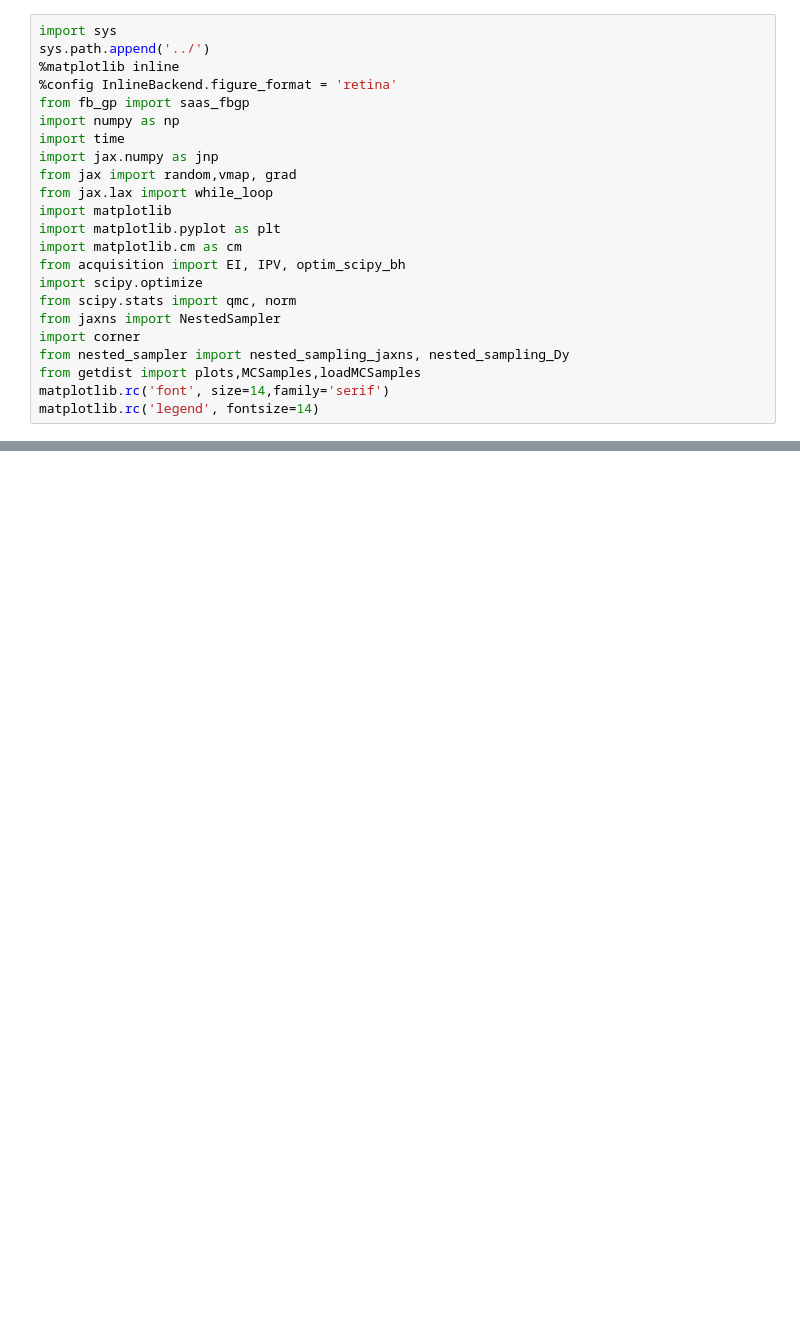
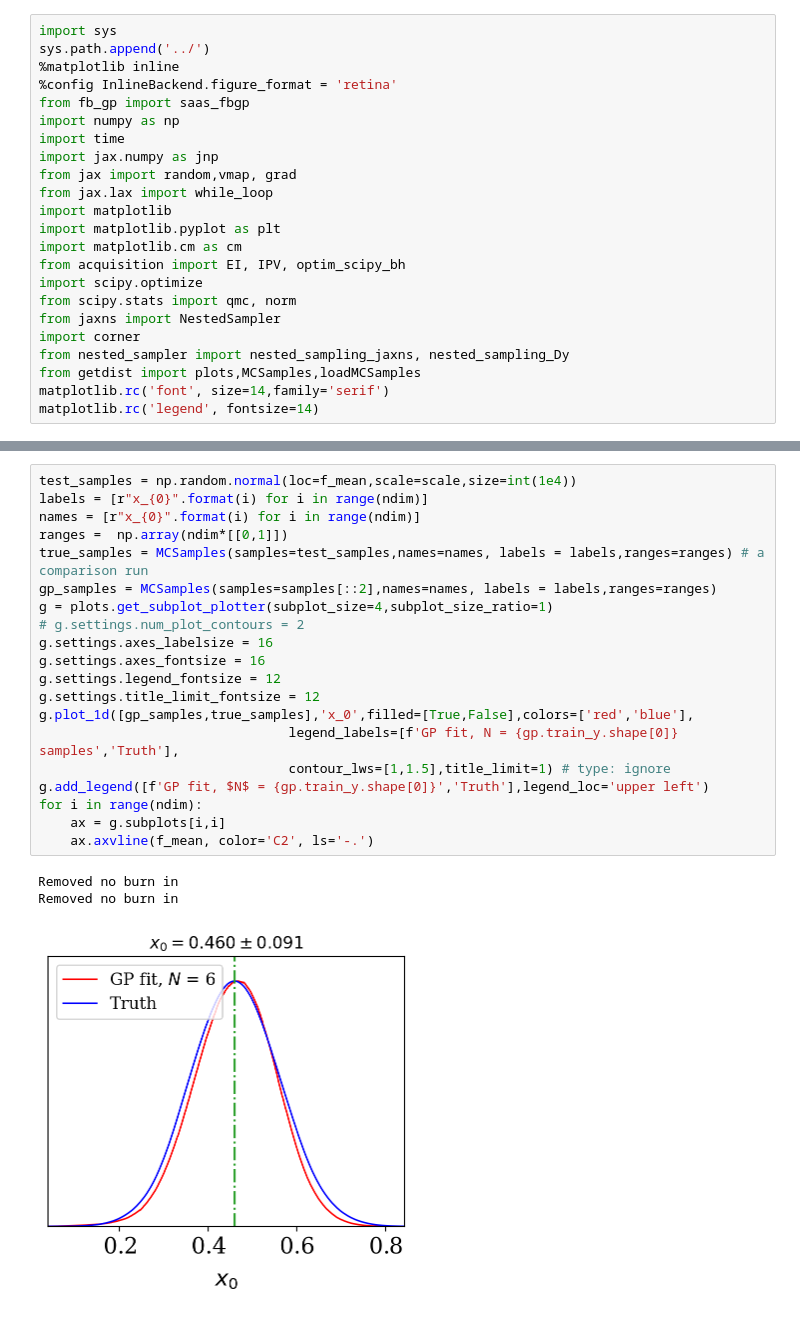
Before and after one commit to Ameek94/BOBE, a Jupyter notebook: examples/Gaussian_1D.ipynb, the cells around one changed output, grey strips where cells are left out. Drawn from its saved outputs; the diff is of its cells as text; blank space fills up the shorter version.

```diff
--- a/examples/Gaussian_1D.ipynb
+++ b/examples/Gaussian_1D.ipynb
@@ -24,3 +164,27 @@ matplotlib.rc('legend', fontsize=14)
+# %%
+test_samples = np.random.normal(loc=f_mean,scale=scale,size=int(1e4))
+labels = [r"x_{0}".format(i) for i in range(ndim)]
+names = [r"x_{0}".format(i) for i in range(ndim)]
+ranges =  np.array(ndim*[[0,1]])
+true_samples = MCSamples(samples=test_samples,names=names, labels = labels,ranges=ranges) # a comparison run
+gp_samples = MCSamples(samples=samples[::2],names=names, labels = labels,ranges=ranges)
+g = plots.get_subplot_plotter(subplot_size=4,subplot_size_ratio=1)
+# g.settings.num_plot_contours = 2
+g.settings.axes_labelsize = 16
+g.settings.axes_fontsize = 16
+g.settings.legend_fontsize = 12
+g.settings.title_limit_fontsize = 12
+g.plot_1d([gp_samples,true_samples],'x_0',filled=[True,False],colors=['red','blue'],
+                                legend_labels=[f'GP fit, N = {gp.train_y.shape[0]} samples','Truth'],
+                                contour_lws=[1,1.5],title_limit=1) # type: ignore
+g.add_legend([f'GP fit, $N$ = {gp.train_y.shape[0]}','Truth'],legend_loc='upper left')
+for i in range(ndim):
+    ax = g.subplots[i,i]
+    ax.axvline(f_mean, color='C2', ls='-.')
+# %% [output]
+Removed no burn in
+Removed no burn in
+[figure, added]
 # %%
 np.random.seed(10004118) # fixed for reproducibility
 # train_x = np.random.uniform(0,1,(12,2))
```
Also changed, not shown: parts of 12 cells of this notebook, 4 other files.
